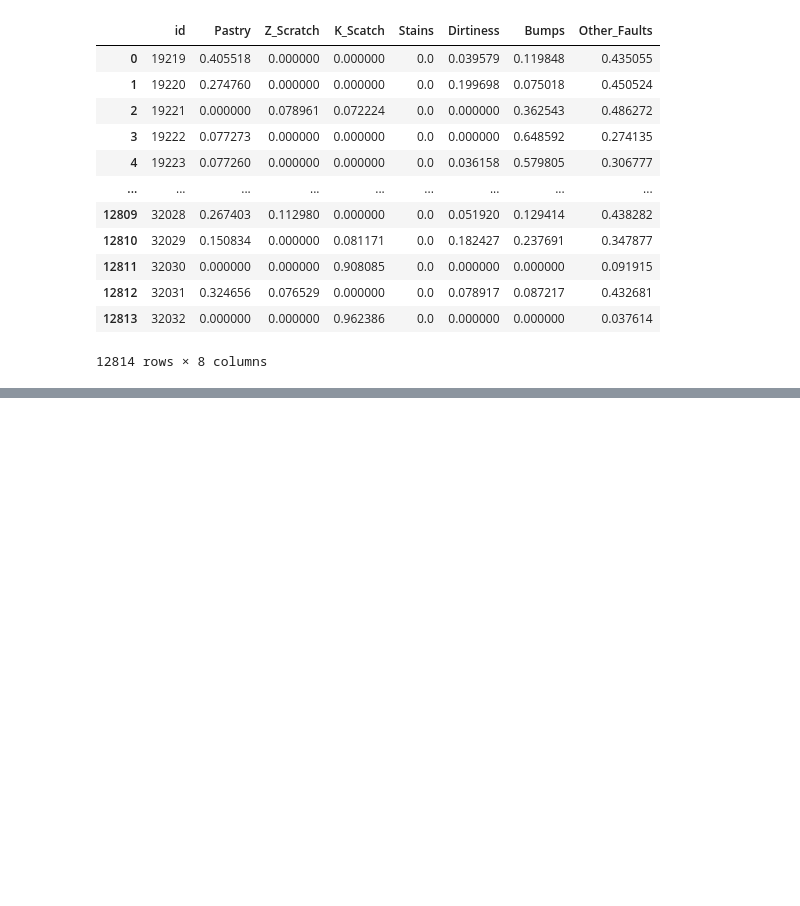
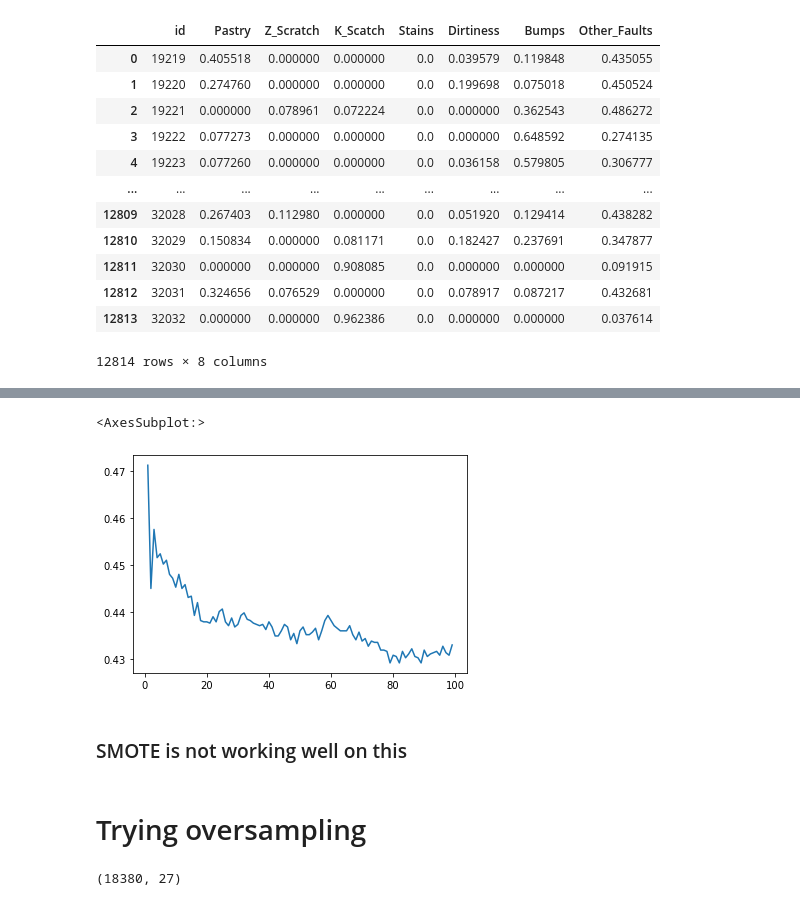
Before and after one commit to singhaditya8499/Machine-Learning, a Jupyter notebook: Projects/Steel_plate_defect_prediction/src/EDA.ipynb, the cells around one changed output, grey strips where cells are left out. Cells and saved outputs as stored; diff of their text form; code cells hidden in the pictures; blank space fills up the shorter version.

Commit message:
Added the code and added synthetic data for steel

```diff
--- a/Projects/Steel_plate_defect_prediction/src/EDA.ipynb
+++ b/Projects/Steel_plate_defect_prediction/src/EDA.ipynb
@@ -254,0 +247,11 @@ submission.to_csv("../data/k_nn_submission.csv", index=False)
+# %%
+smote = SMOTE(sampling_strategy='auto', random_state=42)
+# %%
+X_train_resampled, y_train_resampled = smote.fit_resample(X_train, y_train)
+# %%
+accuracy_smote = []
+for i in range(1,100):
+    print(f"K={i}")
+    clf_smote = KNeighborsClassifier(n_neighbors=i)
+    clf_smote.fit(X_train_resampled, y_train_resampled)
+    accuracy_smote.append(accuracy_score(y_val, clf_smote.predict(X_val)))
@@ -254,0 +276,13 @@ submission.to_csv("../data/k_nn_submission.csv", index=False)
+# %%
+sns.lineplot(x=np.arange(1,100), y=accuracy_smote)
+# %% [output]
+<AxesSubplot:>
+[figure, added]
+# %% [markdown]
+### SMOTE is not working well on this
+# %% [markdown]
+# Trying oversampling
+# %%
+data.shape
+# %% [output]
+(18380, 27)
```
Also changed, not shown: parts of 45 cells of this notebook, 1 other file.
